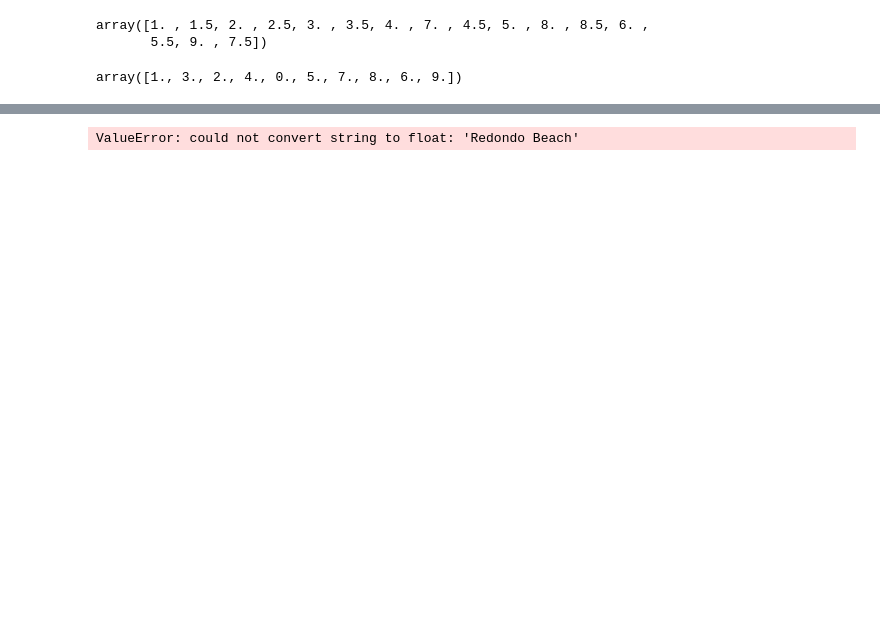
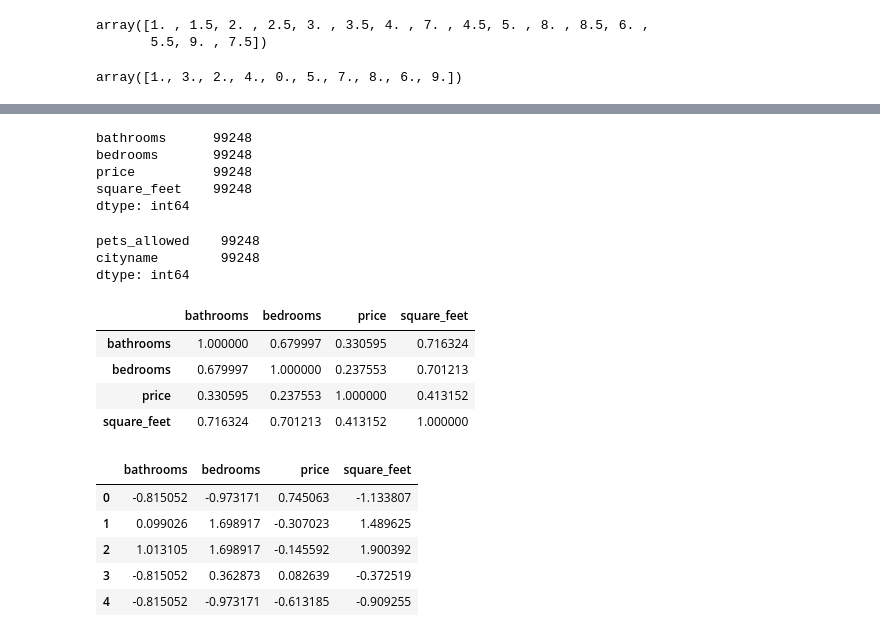
Before and after one commit to hdiazf/machine_learning_2, a Jupyter notebook: notebook/Tarea1_.ipynb, the cells around one changed output, grey strips where cells are left out. Drawn from its saved outputs; the diff is of its cells as text; code cells hidden in the pictures; blank space fills up the shorter version.

```diff
--- a/notebook/Tarea1_.ipynb
+++ b/notebook/Tarea1_.ipynb
@@ -354,4 +354,33 @@ Index(['cityname'], dtype='object')
+# %%
+df_cuanti.count()
+# %% [output]
+bathrooms      99248
+bedrooms       99248
+price          99248
+square_feet    99248
+dtype: int64
+# %%
+df_categ.count()
+# %% [output]
+pets_allowed    99248
+cityname        99248
+dtype: int64
 # %%
-features.corr()
+df_cuanti.corr()
 # %% [output]
-ValueError: could not convert string to float: 'Redondo Beach'
+|  | bathrooms | bedrooms | price | square_feet |
+| bathrooms | 1.000000 | 0.679997 | 0.330595 | 0.716324 |
+| bedrooms | 0.679997 | 1.000000 | 0.237553 | 0.701213 |
+| price | 0.330595 | 0.237553 | 1.000000 | 0.413152 |
+| square_feet | 0.716324 | 0.701213 | 0.413152 | 1.000000 |
+# %%
+stand_fn = preprocessing.StandardScaler() #Tambien se puede usar el minmaxscaler
+scaled_df = pd.DataFrame(stand_fn.fit_transform(df_cuanti), columns = df_cuanti.columns)
+scaled_df.head(5)
+# %% [output]
+|  | bathrooms | bedrooms | price | square_feet |
+| 0 | -0.815052 | -0.973171 | 0.745063 | -1.133807 |
+| 1 | 0.099026 | 1.698917 | -0.307023 | 1.489625 |
+| 2 | 1.013105 | 1.698917 | -0.145592 | 1.900392 |
+| 3 | -0.815052 | 0.362873 | 0.082639 | -0.372519 |
+| 4 | -0.815052 | -0.973171 | -0.613185 | -0.909255 |
```
Also changed, not shown: parts of 10 cells of this notebook.
